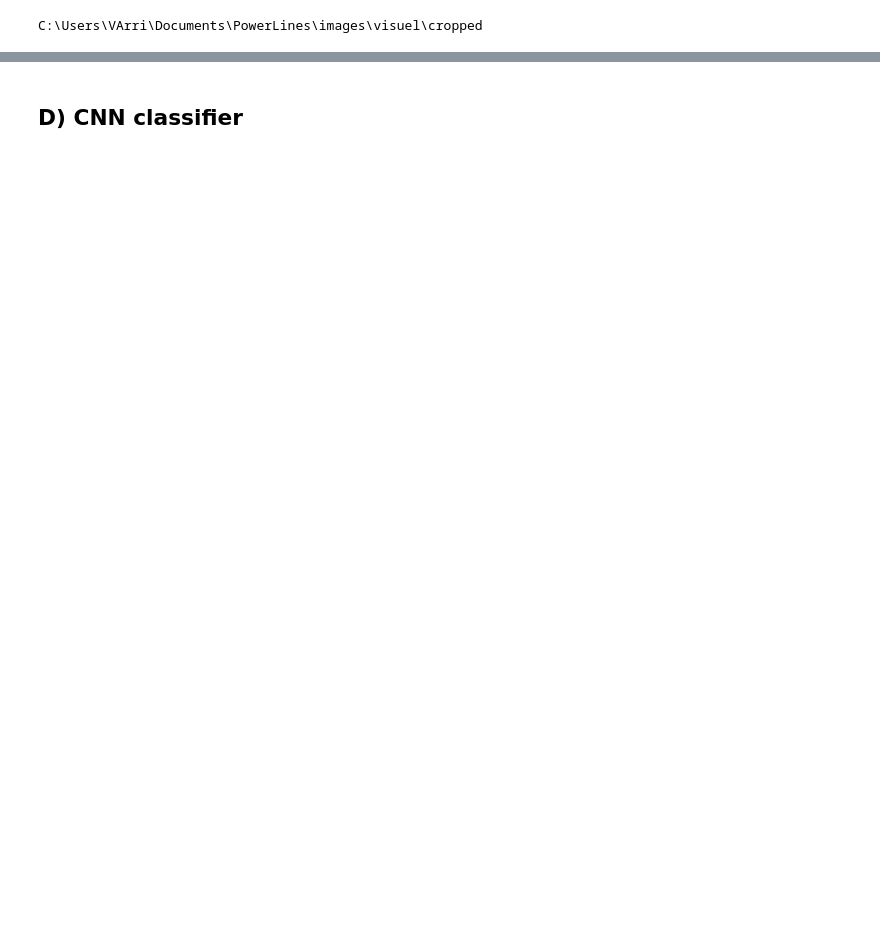
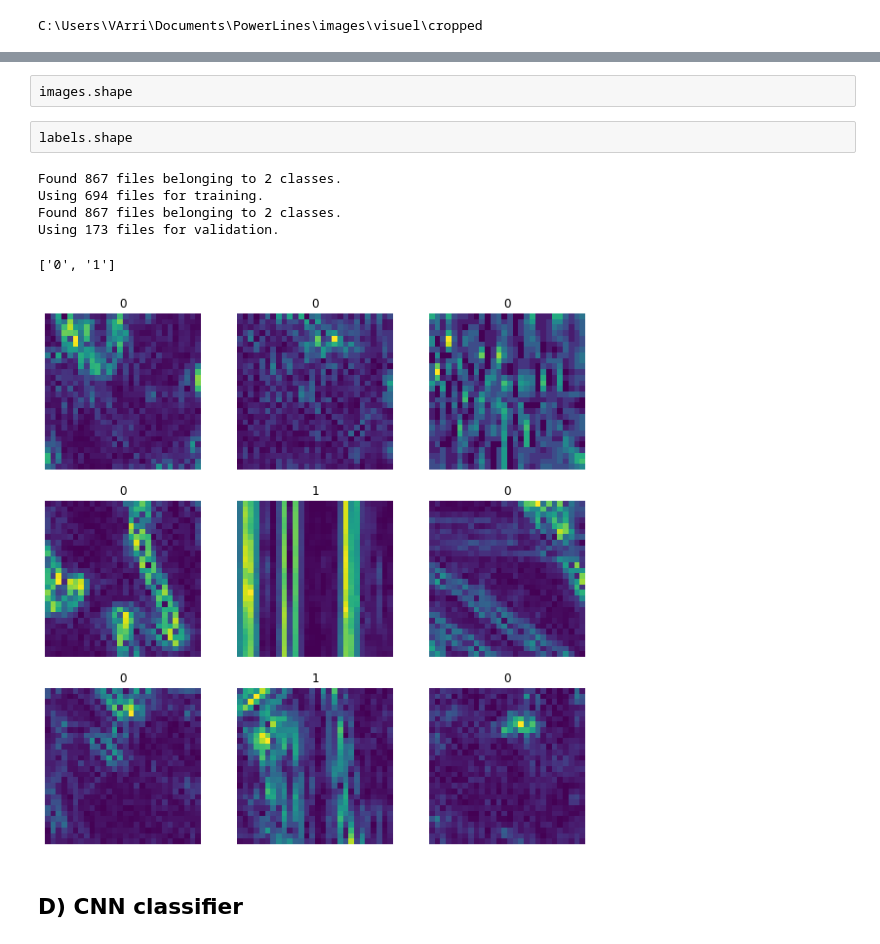
Before and after one commit to vintel38/PowerLines, a Jupyter notebook: PowerLine.ipynb, the cells around one changed output, grey strips where cells are left out. Cells and saved outputs as stored; diff of their text form; code cells hidden in the pictures; blank space fills up the shorter version.

```diff
--- a/PowerLine.ipynb
+++ b/PowerLine.ipynb
@@ -61,3 +65,63 @@ dataset
+# %% [raw]
+images.shape
+# %% [raw]
+labels.shape
+# %%
+img_height = 28
+img_width = 28
+batch_size = 16
+
+# https://www.tensorflow.org/api_docs/python/tf/keras/preprocessing/image_dataset_from_directory
+# https://www.youtube.com/watch?v=q7ZuZ8ZOErE
+# requires Tensorflow 2.3, hence Python >=3.7 to use keras.preprocessing.image_dataset_from_directory()
+
+ds_train = keras.preprocessing.image_dataset_from_directory(
+    r"C:\Users\VArri\Documents\PowerLines\images\visuel\cropped",
+    labels='inferred',
+    label_mode = "int",
+    color_mode = 'grayscale',
+    batch_size = batch_size,
+    image_size = (img_height, img_width),
+    shuffle = True,
+    seed=123,
+    validation_split = 0.2,
+    subset = "training",
+)
+
+ds_validation = keras.preprocessing.image_dataset_from_directory(
+    r"C:\Users\VArri\Documents\PowerLines\images\visuel\cropped",
+    labels='inferred',
+    label_mode = "int",
+    color_mode = 'grayscale',
+    batch_size = batch_size,
+    image_size = (img_height, img_width),
+    shuffle = True,
+    seed=123,
+    validation_split = 0.2,
+    subset = "validation",
+)
+# %% [output]
+Found 867 files belonging to 2 classes.
+Using 694 files for training.
+Found 867 files belonging to 2 classes.
+Using 173 files for validation.
+# %%
+class_names = ds_train.class_names
+print(class_names)
+# %% [output]
+['0', '1']
+# %%
+import matplotlib.pyplot as plt
+
+plt.figure(figsize=(10, 10))
+for images, labels in ds_train.take(1):
+    for i in range(9):
+        ax = plt.subplot(3, 3, i + 1)
+        plt.imshow(images[i].numpy().astype("uint8"))
+        plt.title(class_names[labels[i]])
+        plt.axis("off")
+# %% [output]
+[figure, added]
 # %% [markdown]
 ## D) CNN classifier
 # %%
```
Also changed, not shown: parts of 14 cells of this notebook, 2 other files.
